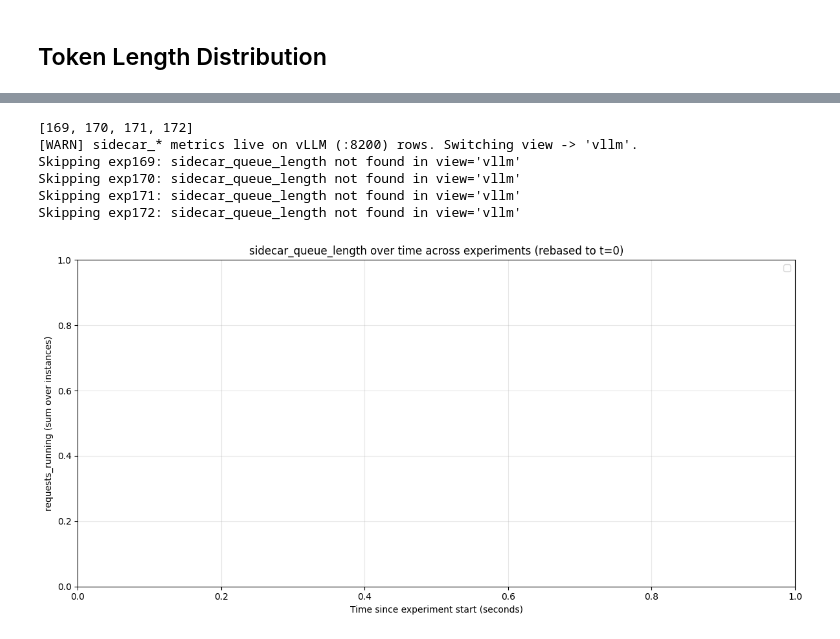
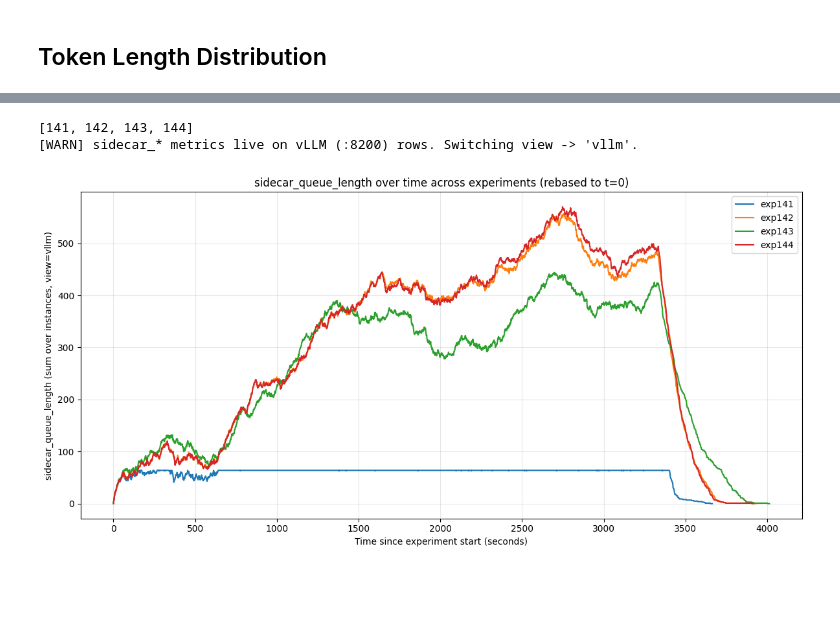
Before and after one commit to immengzi/LLM-LA, a Jupyter notebook: microservice/analysis.ipynb, the cells around one changed output, grey strips where cells are left out. Cells and saved outputs as stored; diff of their text form; code cells hidden in the pictures; blank space fills up the shorter version.

```diff
--- a/microservice/analysis.ipynb
+++ b/microservice/analysis.ipynb
@@ -519,7 +519,7 @@ import matplotlib.pyplot as plt
 
 # ---- choose experiments ----
 # choose which series you want
-series_ids = [42]
+series_ids = [35]
 
 experiments = experiments_from_series(series_ids)
 
@@ -566,7 +566,7 @@ import pandas as pd
 
 # ---- choose experiments ----
 # choose which series you want
-series_ids = [42]
+series_ids = [35]
 
 experiments = experiments_from_series(series_ids)
 
@@ -617,7 +617,7 @@ import pandas as pd
 
 # ---- choose experiments ----
 # choose which series you want
-series_ids = [42]
+series_ids = [35]
 
 experiments = experiments_from_series(series_ids)
 
@@ -677,7 +677,7 @@ import pandas as pd
 
 # -------- choose experiments to compare --------
 # choose which series you want
-series_ids = [42]
+series_ids = [35]
 
 experiments = experiments_from_series(series_ids)
 
@@ -827,7 +824,7 @@ import pandas as pd
 
 # ---- choose experiments ----
 # choose which series you want
-series_ids = [42]
+series_ids = [35]
 
 experiments = experiments_from_series(series_ids)
 
@@ -914,36 +911,32 @@ for exp_id in experiments:
         print(f"Skipping exp{exp_id}: {metric} not found in view={view!r}")
         continue
 
     # Rebase time: each experiment starts at t=0 within this view
     t0 = df["ts"].min()
     df["t_rel_s"] = (df["ts"] - t0).dt.total_seconds()
 
     # Aggregate across instances per tick (NaNs ignored; if all NaN at tick -> NaN)
     if agg_mode == "sum":
         series = df.groupby("t_rel_s")[metric].sum(min_count=1)
         y_label = f"{metric} (sum over instances, view={view})"
     elif agg_mode == "mean":
         series = df.groupby("t_rel_s")[metric].mean()
         y_label = f"{metric} (mean over instances, view={view})"
     else:
         raise ValueError("agg_mode must be 'sum' or 'mean'")
 
     x = series.index
     y = series.values
 
     plt.plot(x, y, label=f"exp{exp_id}")
 
 plt.xlabel("Time since experiment start (seconds)")
 plt.ylabel(y_label)
 plt.title(f"{metric} over time across experiments (rebased to t=0)")
 plt.legend(loc="upper right")
 plt.grid(True, alpha=0.3)
 plt.tight_layout()
 # %% [output]
-[169, 170, 171, 172]
+[141, 142, 143, 144]
 [WARN] sidecar_* metrics live on vLLM (:8200) rows. Switching view -> 'vllm'.
-Skipping exp169: sidecar_queue_length not found in view='vllm'
-Skipping exp170: sidecar_queue_length not found in view='vllm'
-Skipping exp171: sidecar_queue_length not found in view='vllm'
-Skipping exp172: sidecar_queue_length not found in view='vllm'
-[figure, old version]
+[figure, new version]
```
Also changed, not shown: parts of 9 cells of this notebook, 14 other files.
